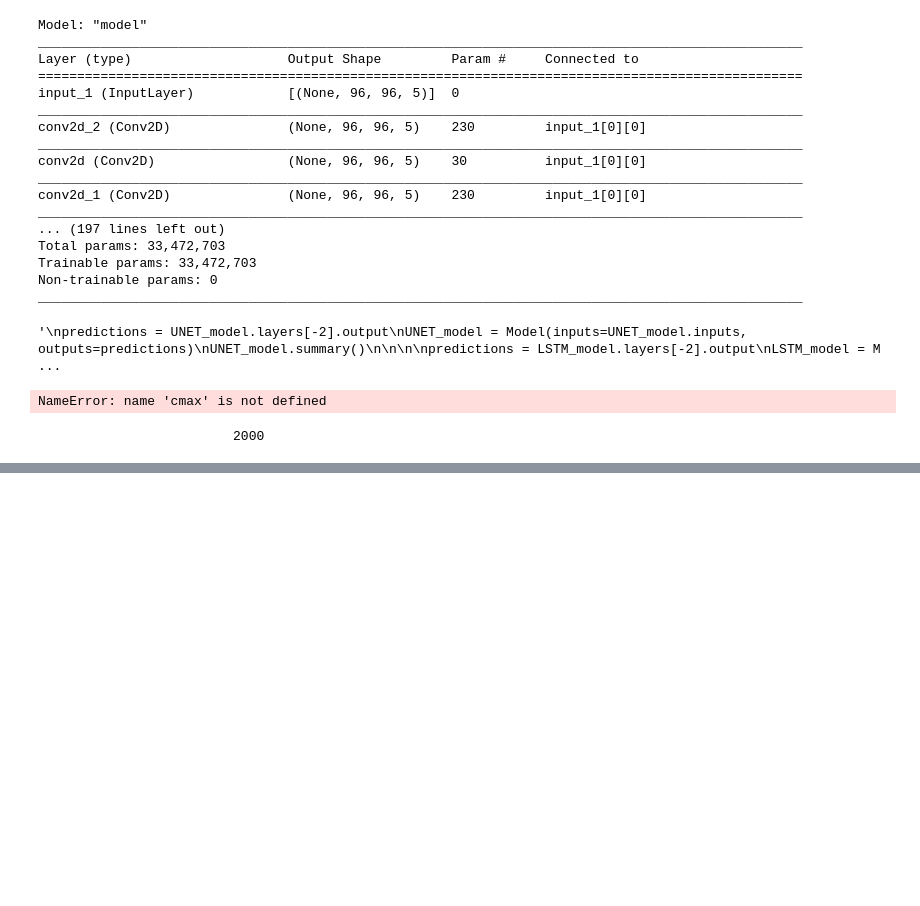
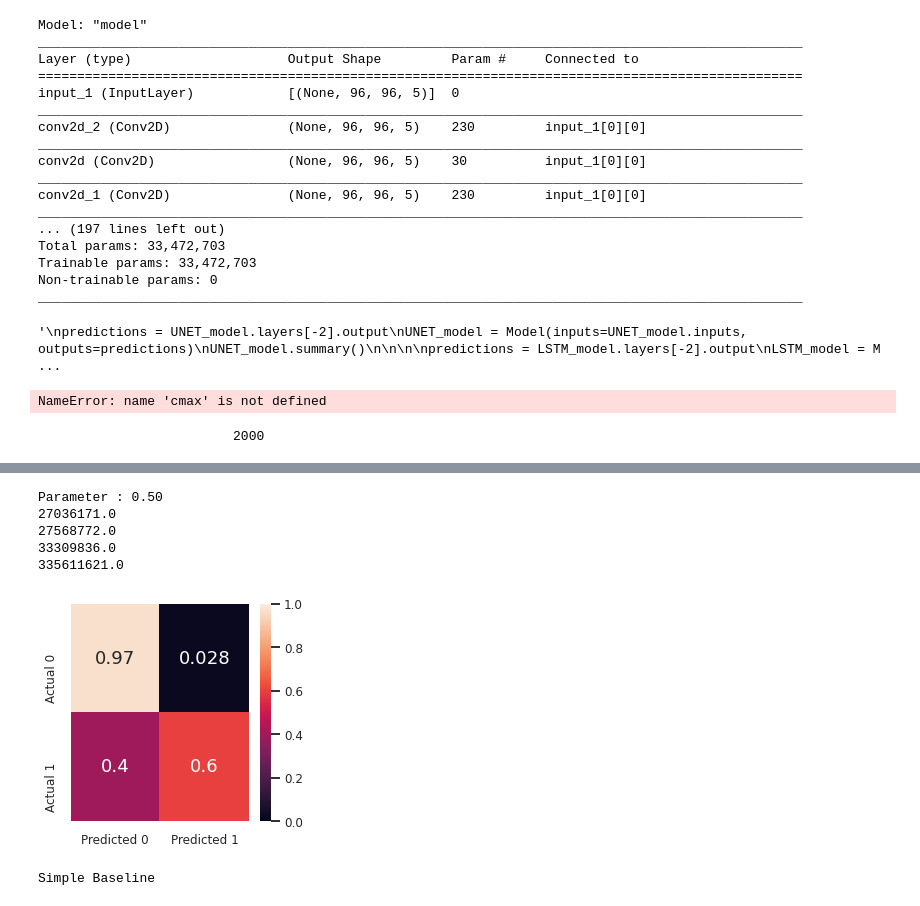
Before and after one commit to PaulSut/DeepRain2, a Jupyter notebook: DeepRain/Delete me.ipynb, the cells around one changed output, grey strips where cells are left out. Saved outputs shown, nothing was run; the diff lists cells and outputs as text; code cells hidden in the pictures; blank space fills up the shorter version.

```diff
--- a/DeepRain/Delete me.ipynb
+++ b/DeepRain/Delete me.ipynb
@@ -3,0 +39,8 @@ import json
+# %%
+a = [8.786387e+06, 1.861010e+05, 4.924440e+05, 4.397330e+05, 2.496640e+05,
+ 8.887700e+04, 8.900000e+02]
+
+b = [8525909.,   19000.,  201636.,  151569.,   17684.,       0.,       0.]
+c = np.array(b)/np.array(a)
+for i,t in enumerate(c):
+    print("Klasse {} | {:.2f}".format(i,t))
@@ -3,0 +55,8 @@ import json
+# %%
+a = [8.79378e+06, 1.83847e+05, 4.87263e+05, 4.37299e+05, 2.50428e+05, 9.07130e+04,
+ 7.66000e+02]
+b = [8526904.,   18827.,  203736.,  130493.,   13069.,       0.,       0.]
+
+c = np.array(b)/np.array(a)
+for i,t in enumerate(c):
+    print("Klasse {} | {:.2f}".format(i,t))
@@ -576,0 +709,64 @@ cv.destroyAllWindows()
+# %%
+import pandas as pd
+def plotConfusionMat(baseline,t):
+
+
+    print("Parameter : {:.2f}".format(t/20))
+    baseline = baseline[t]
+    false_neg = baseline["FN"]
+    false_pos = baseline["FP"]
+    true_pos = baseline["TP"]
+    true_neg = baseline["TN"]
+
+    simple_false_neg = baseline["FN_simple"]
+    simple_false_pos = baseline["FP_simple"]
+    simple_true_pos = baseline["TP_simple"]
+    simple_true_neg = baseline["TN_simple"]
+
+    print(simple_false_neg)
+    print(simple_false_pos)
+    print(simple_true_pos)
+    print(simple_true_neg)
+    plt.figure(figsize = (4,4))
+    size=12
+    lw = 3
+    params = {'legend.fontsize': 'x-large',
+          'figure.figsize': (20,8),
+          'axes.labelsize': size,
+          'axes.titlesize': size,
+          'xtick.labelsize': size,
+          'ytick.labelsize': size,
+          'axes.titlepad': 25}
+    plt.rcParams.update(params)
+    #mat = np.array([[false_neg.sum(),false_pos.sum()],[true_neg.sum(),true_pos.sum()]])
+    mat = np.array([[true_neg / (true_neg + false_pos),false_pos / (true_neg + false_pos) ],\
+                    [false_neg / (false_neg + true_pos),true_pos/ (false_neg + true_pos)]])
+    total = mat.sum()
+
+
+    df_cm = pd.DataFrame(mat,index = ["Actual 0","Actual 1"],columns=["Predicted 0","Predicted 1"])
+    sns.heatmap(df_cm, annot=True,vmin=0.0, vmax=1.0)
+    plt.show()
+
+    plt.figure(figsize = (4,4))
+    print("Simple Baseline")
+
+    mat_simple = np.array([[simple_true_neg / (simple_true_neg + simple_false_pos),simple_false_pos / (simple_true_neg + simple_false_pos)],\
+                           [simple_false_neg / (simple_false_neg + simple_true_pos),simple_true_pos/ (simple_false_neg + simple_true_pos)]])
+    total = mat.sum()
+    df_cm = pd.DataFrame(mat_simple,index = ["Actual 0","Actual 1"],columns=["Predicted 0","Predicted 1"])
+    sns.heatmap(df_cm, annot=True,vmin=0.0, vmax=1.0)
+    plt.show()
+
+    print(len(baseline))
+
+
+plotConfusionMat(LSTM_categorical,t=10)
+# %% [output]
+Parameter : 0.50
+27036171.0
+27568772.0
+33309836.0
+335611621.0
+[figure, added]
+Simple Baseline
```
Also changed, not shown: parts of 13 cells of this notebook, 2 other files.
